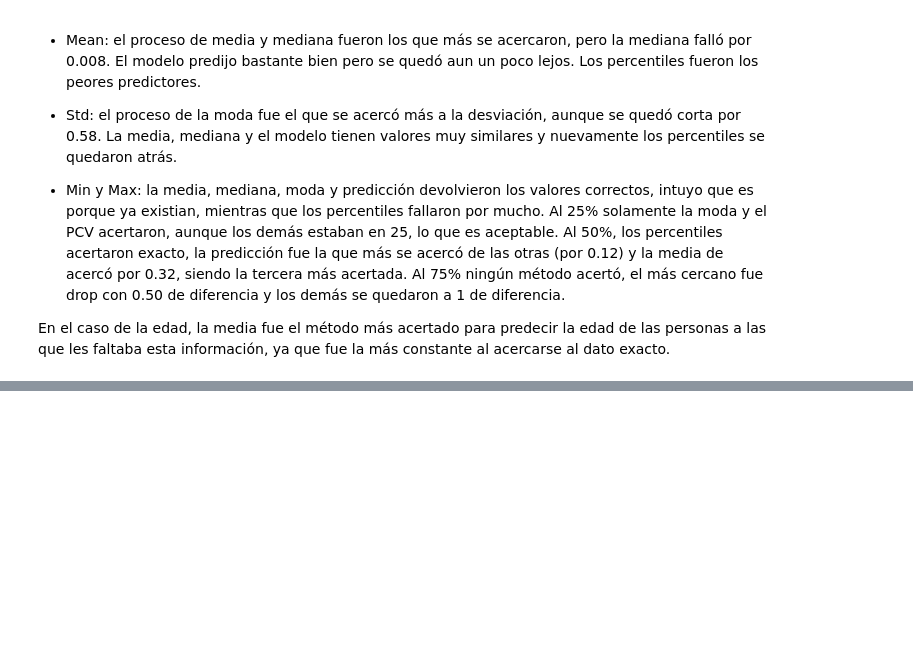
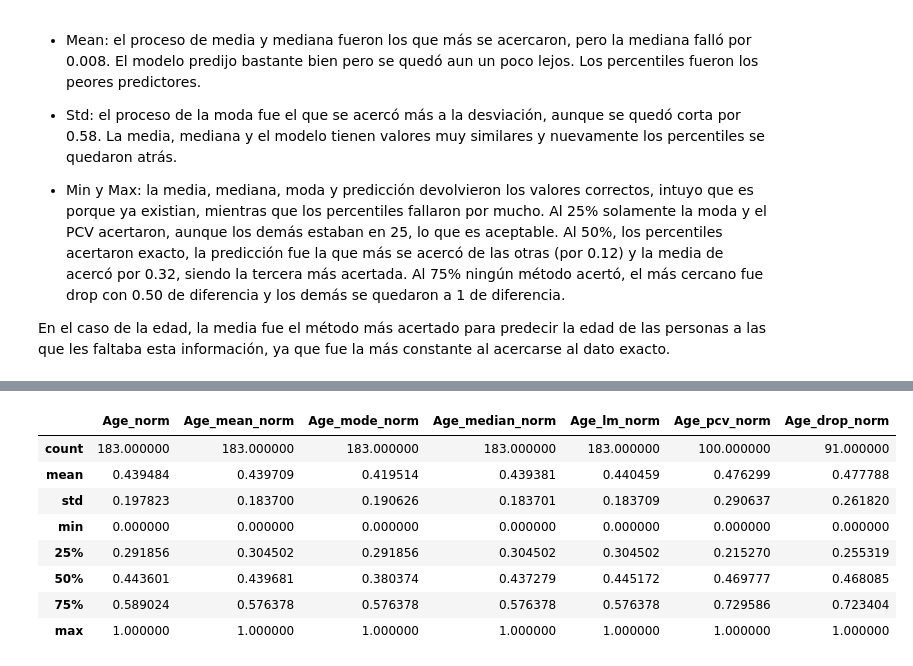
Before and after one commit to Daniel07816/DataWrangling-2022, a Jupyter notebook: Data_Engineer_Lab8/Script.ipynb, the cells around one changed output, grey strips where cells are left out. Drawn from its saved outputs; the diff is of its cells as text; code cells hidden in the pictures; blank space fills up the shorter version.

```diff
--- a/Data_Engineer_Lab8/Script.ipynb
+++ b/Data_Engineer_Lab8/Script.ipynb
@@ -845,0 +1014,12 @@ Derivado de las evaluaciones previas, puedo concluir lo siguiente:
+# %%
+Age_Norm[['Age_norm', 'Age_mean_norm', 'Age_mode_norm', 'Age_median_norm', 'Age_lm_norm', 'Age_pcv_norm', 'Age_drop_norm']].describe()
+# %% [output]
+|  | Age_norm | Age_mean_norm | Age_mode_norm | Age_median_norm | Age_lm_norm | Age_pcv_norm | Age_drop_norm |
+| count | 183.000000 | 183.000000 | 183.000000 | 183.000000 | 183.000000 | 100.000000 | 91.000000 |
+| mean | 0.439484 | 0.439709 | 0.419514 | 0.439381 | 0.440459 | 0.476299 | 0.477788 |
+| std | 0.197823 | 0.183700 | 0.190626 | 0.183701 | 0.183709 | 0.290637 | 0.261820 |
+| min | 0.000000 | 0.000000 | 0.000000 | 0.000000 | 0.000000 | 0.000000 | 0.000000 |
+| 25% | 0.291856 | 0.304502 | 0.291856 | 0.304502 | 0.304502 | 0.215270 | 0.255319 |
+| 50% | 0.443601 | 0.439681 | 0.380374 | 0.437279 | 0.445172 | 0.469777 | 0.468085 |
+| 75% | 0.589024 | 0.576378 | 0.576378 | 0.576378 | 0.576378 | 0.729586 | 0.723404 |
+| max | 1.000000 | 1.000000 | 1.000000 | 1.000000 | 1.000000 | 1.000000 | 1.000000 |
```
Also changed, not shown: parts of 71 cells of this notebook.
